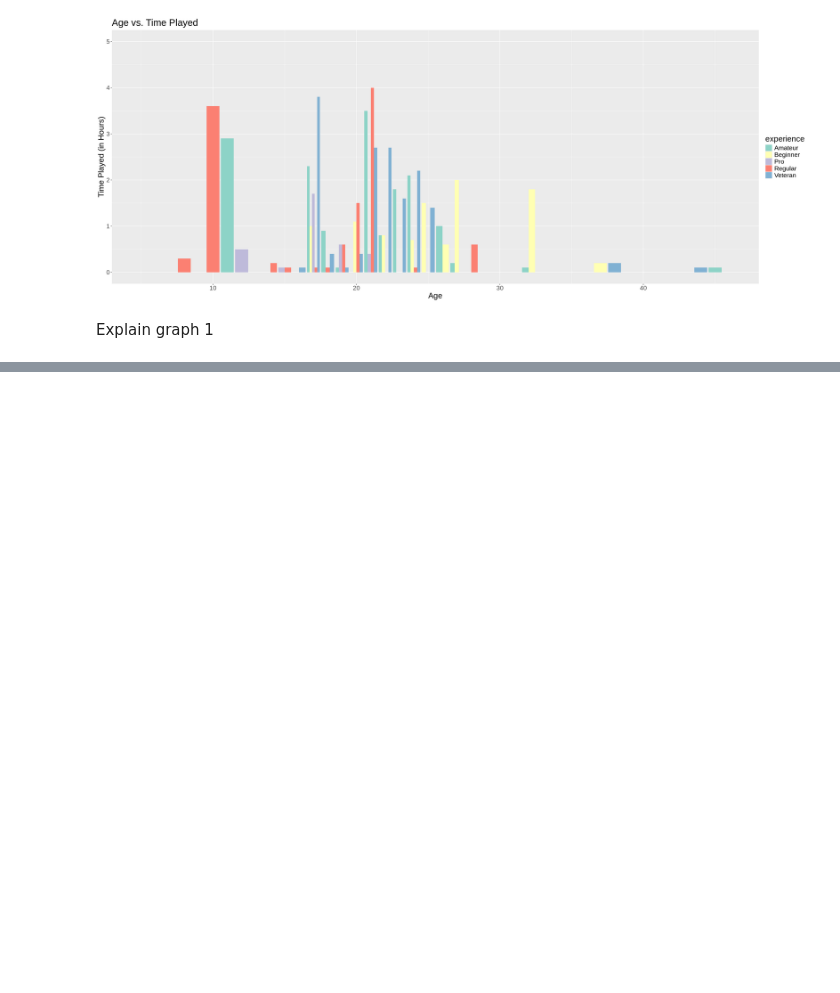
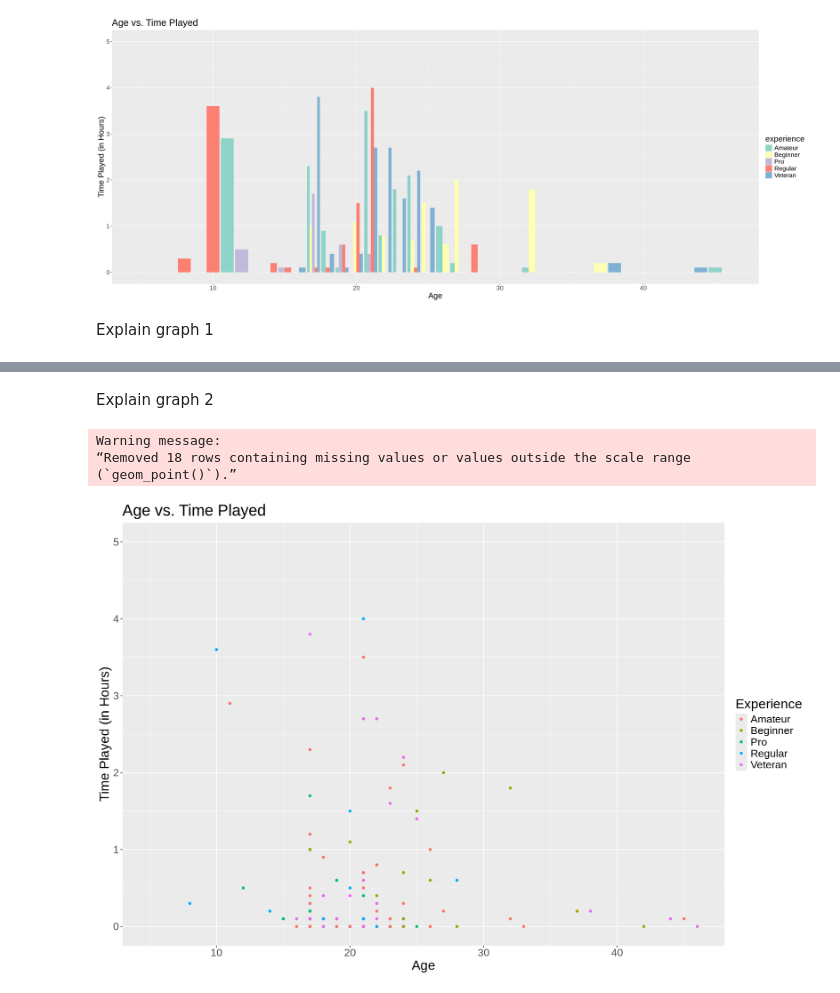
Before and after one commit to liambaldin/DSCI-100-Project-Planning-Stage, a Jupyter notebook: New_Project_Planning.ipynb, the cells around one changed output, grey strips where cells are left out. Drawn from its saved outputs; the diff is of its cells as text; code cells hidden in the pictures; blank space fills up the shorter version.

```diff
--- a/New_Project_Planning.ipynb
+++ b/New_Project_Planning.ipynb
@@ -99,0 +139,18 @@ Explain graph 1
+# %% [markdown]
+Explain graph 2
+# %%
+options(repr.plot.width = 15, repr.plot.height = 10)
+age_plot2 <- ggplot(players_relevant, aes(x = age,y = played_hours, color = experience)) +
+                geom_point() +
+                labs(x = "Age", y = "Time Played (in Hours)", color = "Experience") +
+                ggtitle("Age vs. Time Played") +
+                theme(text = element_text(size=20)) +
+                xlim(c(5, 46)) +
+                ylim(c(0, 5)) +
+                scale_fill_brewer(palette = 'Set3')
+age_plot2
+# %% [output]
+Warning message:
+“Removed 18 rows containing missing values or values outside the scale range
+(`geom_point()`).”
+[figure, added]
```
Also changed, not shown: parts of 8 cells of this notebook.
